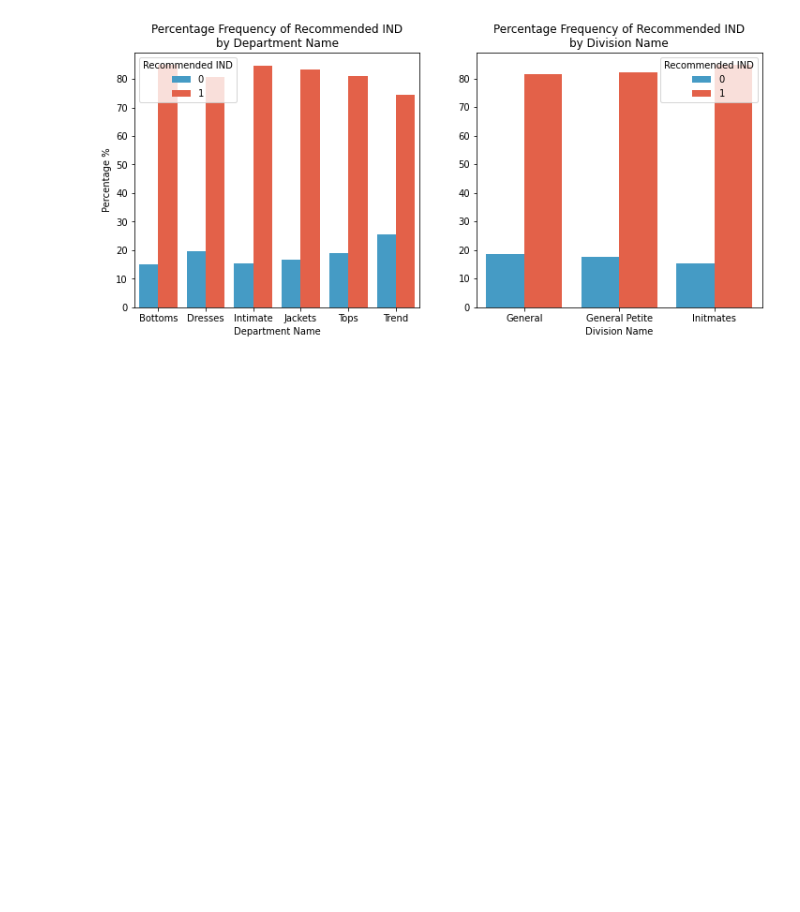
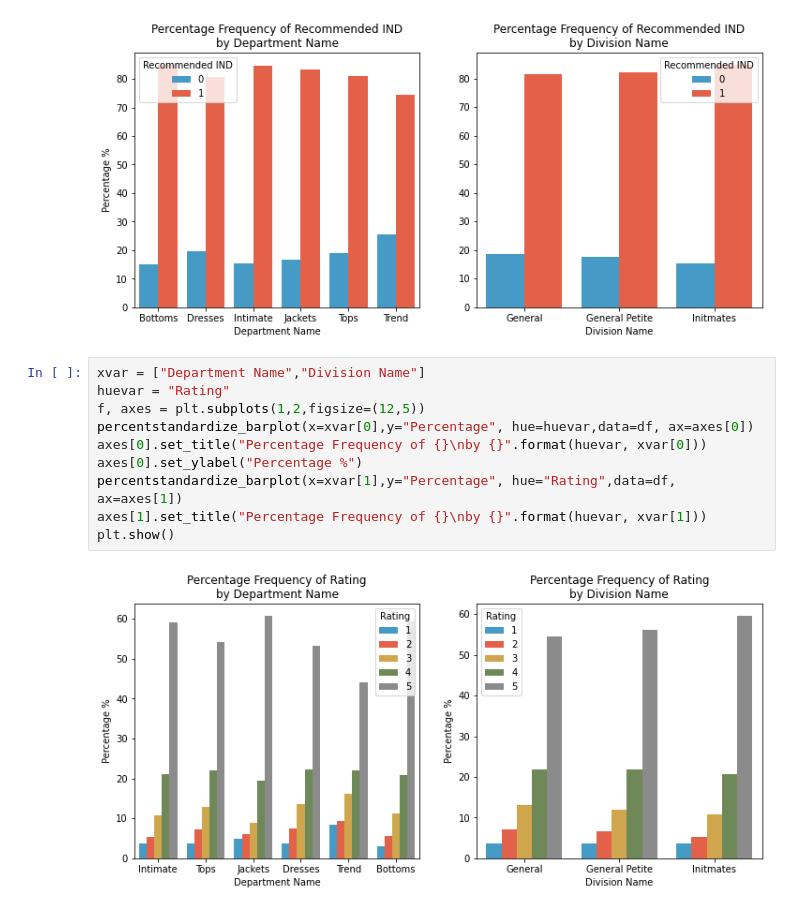
Before and after one commit to dwiwahyueffendi/Information-Retrieval, a Jupyter notebook: Latihan/Source Code Information Retrieval.ipynb, the cells around one changed output. Cells and saved outputs as stored; diff of their text form; blank space fills up the shorter version.

Commit message:
Rating by Department and Divison Name

```diff
--- a/Latihan/Source Code Information Retrieval.ipynb
+++ b/Latihan/Source Code Information Retrieval.ipynb
@@ -548,3 +548,15 @@ axes[1].set_ylabel("")
 plt.show()
 # %% [output]
 [figure]
+# %%
+xvar = ["Department Name","Division Name"]
+huevar = "Rating"
+f, axes = plt.subplots(1,2,figsize=(12,5))
+percentstandardize_barplot(x=xvar[0],y="Percentage", hue=huevar,data=df, ax=axes[0])
+axes[0].set_title("Percentage Frequency of {}\nby {}".format(huevar, xvar[0]))
+axes[0].set_ylabel("Percentage %")
+percentstandardize_barplot(x=xvar[1],y="Percentage", hue="Rating",data=df, ax=axes[1])
+axes[1].set_title("Percentage Frequency of {}\nby {}".format(huevar, xvar[1]))
+plt.show()
+# %% [output]
+[figure, added]
```
